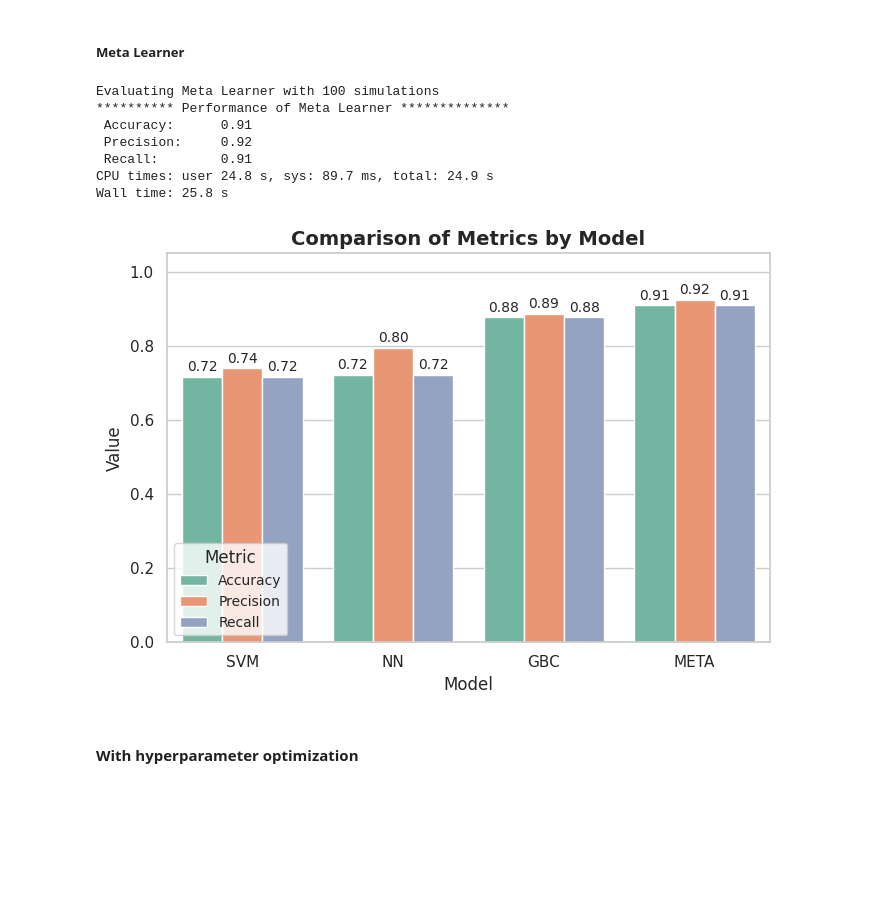
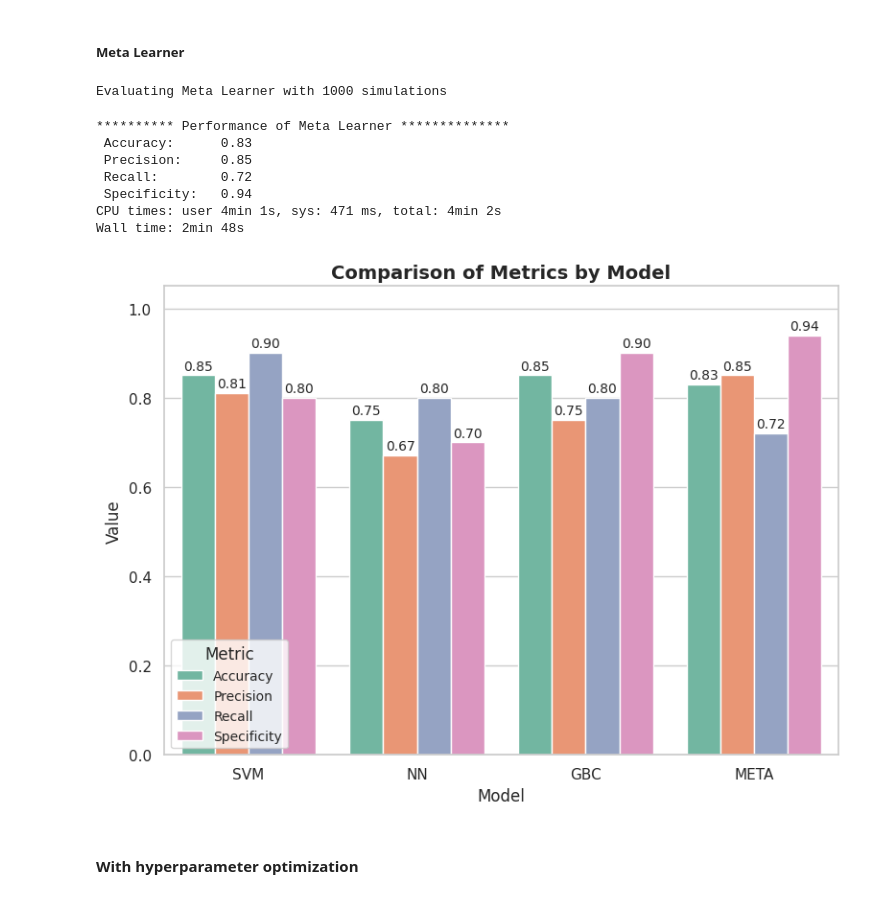
Before and after one commit to Grupo-de-Diseno-de-Productos-y-Procesos/ESI_Prediction, a Jupyter notebook: notebooks/ESI_Prediction.ipynb, the cells around one changed output. Saved outputs shown, nothing was run; the diff lists cells and outputs as text; code cells hidden in the pictures; blank space fills up the shorter version.

```diff
--- a/notebooks/ESI_Prediction.ipynb
+++ b/notebooks/ESI_Prediction.ipynb
@@ -1017,15 +1026,17 @@ metrics = ESI_training_model(meta_learner, split_fraction, num_sim,
 accuracy_ml = metrics["accuracy"]
 recall_ml = metrics["recall"]
 precision_ml = metrics["precision"]
+specificity_ml = metrics["specificity"]
 print('********** Performance of Meta Learner **************')
-print(f' Accuracy:\t{accuracy_ml:.2f} \n Precision:\t{precision_ml:.2f} \n Recall:\t{recall_ml:.2f}')
+print(f' Accuracy:\t{accuracy_ml:.2f} \n Precision:\t{precision_ml:.2f} \n Recall:\t{recall_ml:.2f} \n Specificity: \t{specificity_ml:.2f}')
 # %% [output]
-Evaluating Meta Learner with 100 simulations
-********** Performance of Meta Learner **************
- Accuracy:      0.91
- Precision:     0.92
- Recall:        0.91
-CPU times: user 24.8 s, sys: 89.7 ms, total: 24.9 s
-Wall time: 25.8 s
+Evaluating Meta Learner with 1000 simulations
+********** Performance of Meta Learner **************
+ Accuracy:      0.83
+ Precision:     0.85
+ Recall:        0.72
+ Specificity:   0.94
+CPU times: user 4min 1s, sys: 471 ms, total: 4min 2s
+Wall time: 2min 48s
 # %%
 # Data
@@ -1037,27 +1050,37 @@ data = {
 }
 df = pd.DataFrame(data)
+# %%
+# Data
+data = {
+    'Model': ['SVM', 'NN', 'GBC', 'META'],
+    'Accuracy': [0.85, 0.75, 0.85, 0.83],
+    'Precision': [0.81, 0.67, 0.75, 0.85],
+    'Recall': [0.90, 0.80, 0.80, 0.72],
+    'Specificity': [0.8, 0.7, 0.9, 0.94]
+}
+df = pd.DataFrame(data)
 # %%
 sns.set(style="whitegrid")
 df_long = df.melt(id_vars='Model', var_name='Metric', value_name='Value')
 
 # bar chart
-plt.figure(figsize=(7, 5))
+plt.figure(figsize=(8, 6))
 ax = sns.barplot(data=df_long, x='Model', y='Value', hue='Metric', palette='Set2')
 
 # labels
 for container in ax.containers:
     ax.bar_label(container, fmt='%.2f', padding=2, fontsize=10)
 
 plt.title("Comparison of Metrics by Model", fontsize=14, fontweight='bold')
 plt.ylim(0, 1.05)
 plt.legend(title='Metric',loc='lower left', fontsize=10, title_fontsize=12)
 plt.xticks(fontsize=11)
 plt.yticks(fontsize=11)
 plt.tight_layout()
 plt.savefig('Comparison_of_Metrics_by_Model.png')
 plt.show()
 # %% [output]
-[figure, old version]
+[figure, new version]
 # %% [markdown]
 #### With hyperparameter optimization
 # %% [markdown]
```
Also changed, not shown: parts of 20 cells of this notebook.
